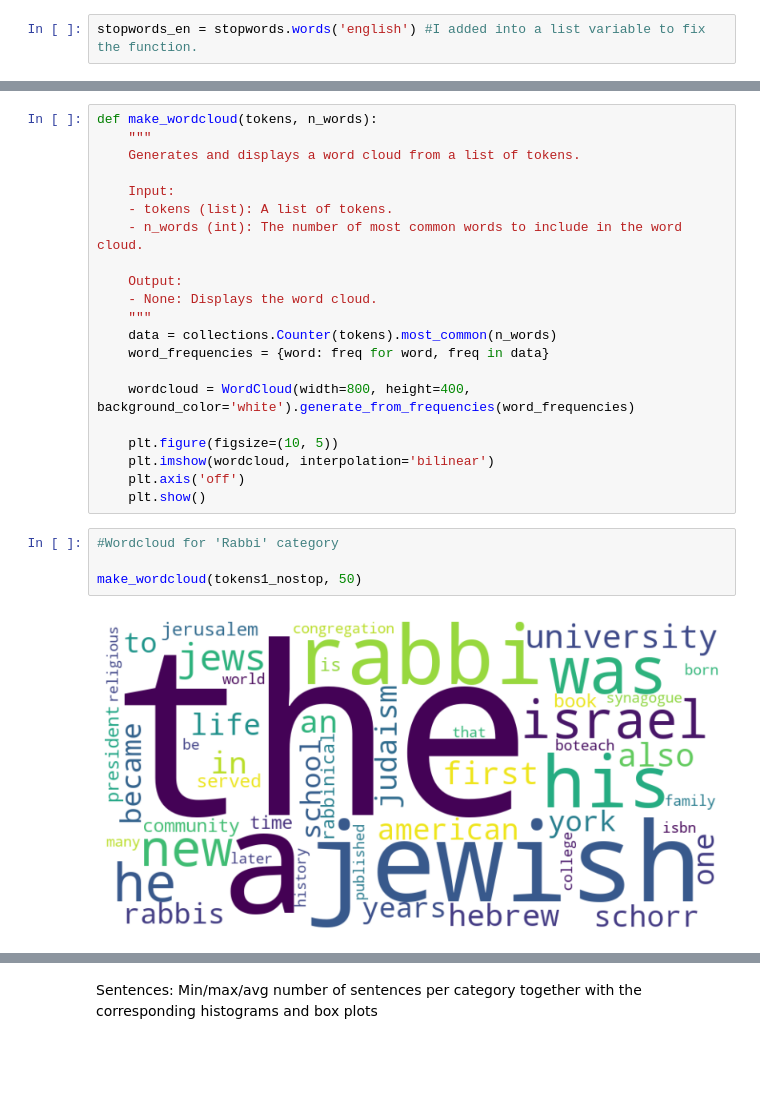
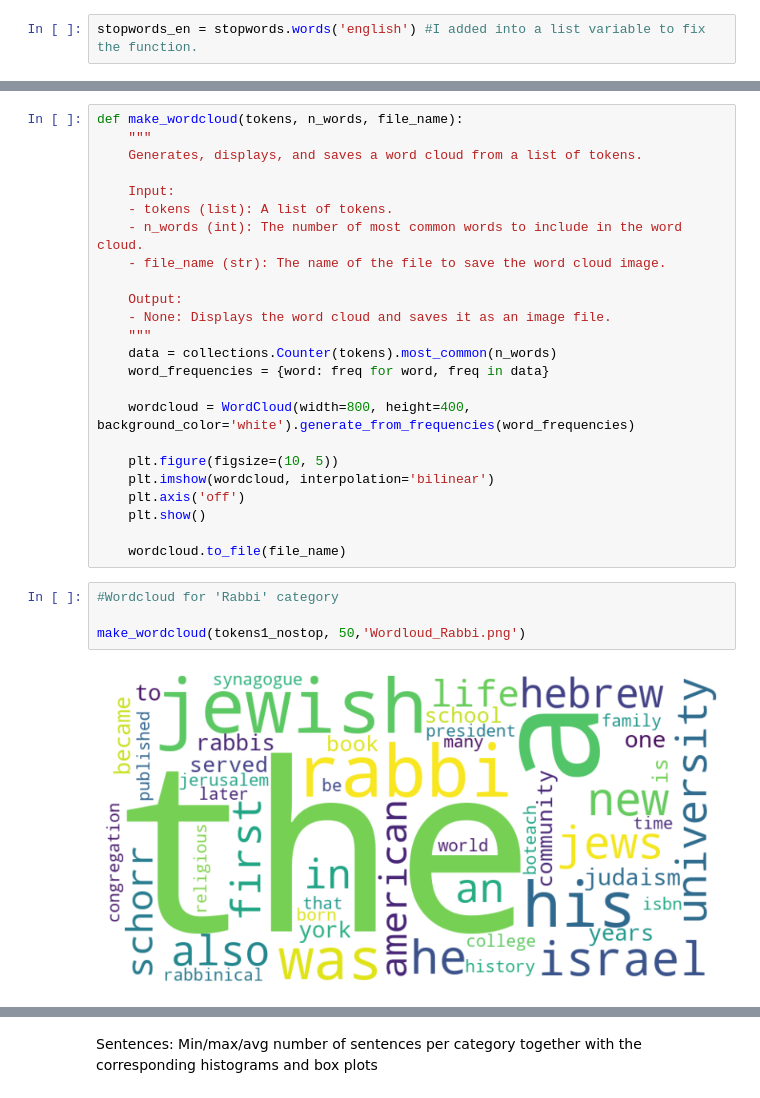
Before and after one commit to evanpkchapple/stanza_and_spacy_comparison, a Jupyter notebook: compare.ipynb, the cells around one changed output, grey strips where cells are left out. Saved outputs shown, nothing was run; the diff lists cells and outputs as text; blank space fills up the shorter version.

```diff
--- a/compare.ipynb
+++ b/compare.ipynb
@@ -270,14 +276,15 @@ KeyboardInterrupt:
 # %%
-def make_wordcloud(tokens, n_words):
+def make_wordcloud(tokens, n_words, file_name):
     """
-    Generates and displays a word cloud from a list of tokens.
+    Generates, displays, and saves a word cloud from a list of tokens.
 
     Input:
     - tokens (list): A list of tokens.
     - n_words (int): The number of most common words to include in the word cloud.
+    - file_name (str): The name of the file to save the word cloud image.
 
     Output:
-    - None: Displays the word cloud.
+    - None: Displays the word cloud and saves it as an image file.
     """
     data = collections.Counter(tokens).most_common(n_words)
     word_frequencies = {word: freq for word, freq in data}
@@ -288,12 +295,14 @@ def make_wordcloud(tokens, n_words):
     plt.imshow(wordcloud, interpolation='bilinear')
     plt.axis('off')
     plt.show()
+
+    wordcloud.to_file(file_name)
 # %%
 #Wordcloud for 'Rabbi' category
 
-make_wordcloud(tokens1_nostop, 50)
+make_wordcloud(tokens1_nostop, 50,'Wordloud_Rabbi.png')
 # %% [output]
-[figure, old version]
+[figure, new version]
 # %%
 #Wordcloud for 'Drag Queen' category
 
```
Also changed, not shown: parts of 40 cells of this notebook, 37 other files.
